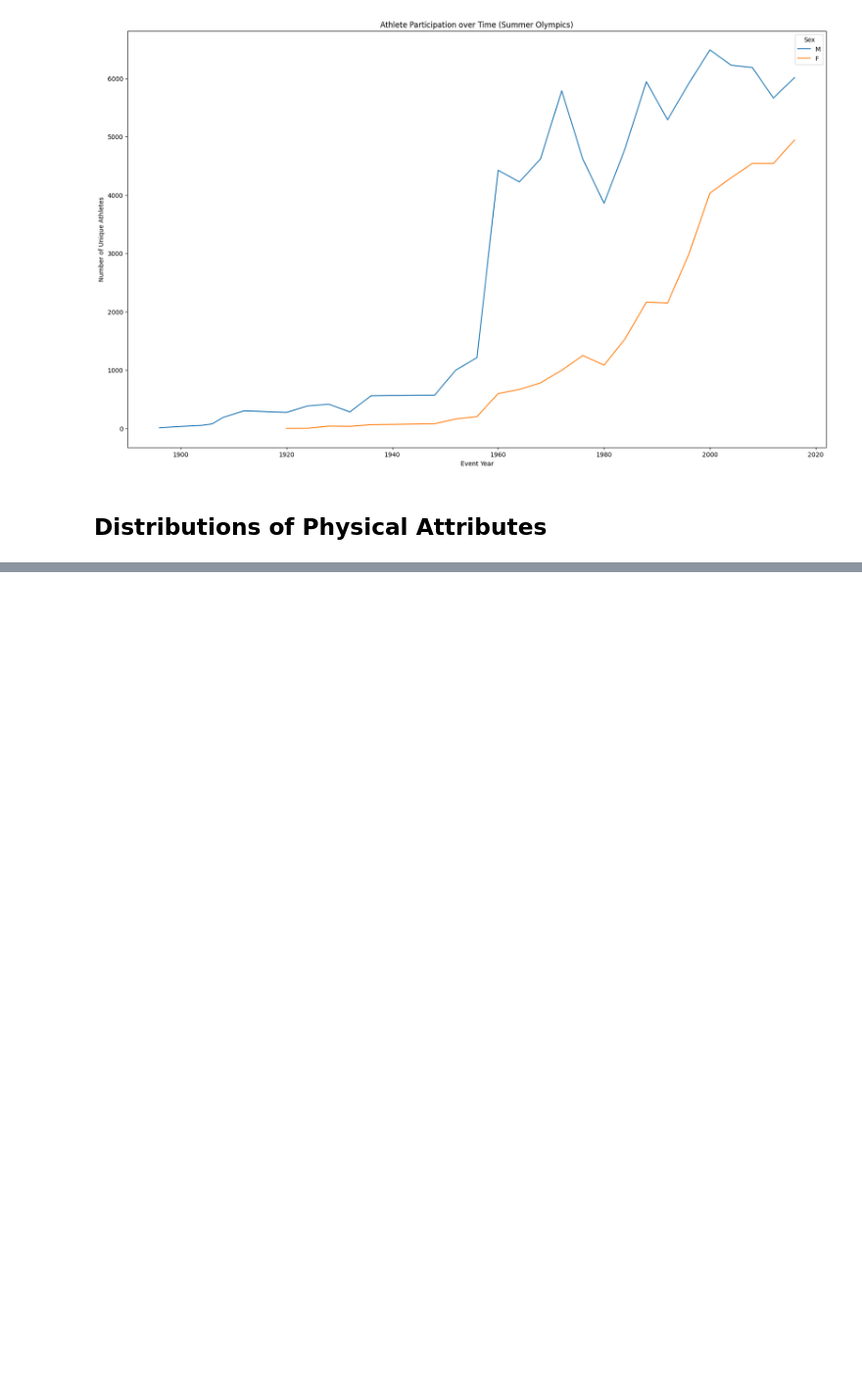
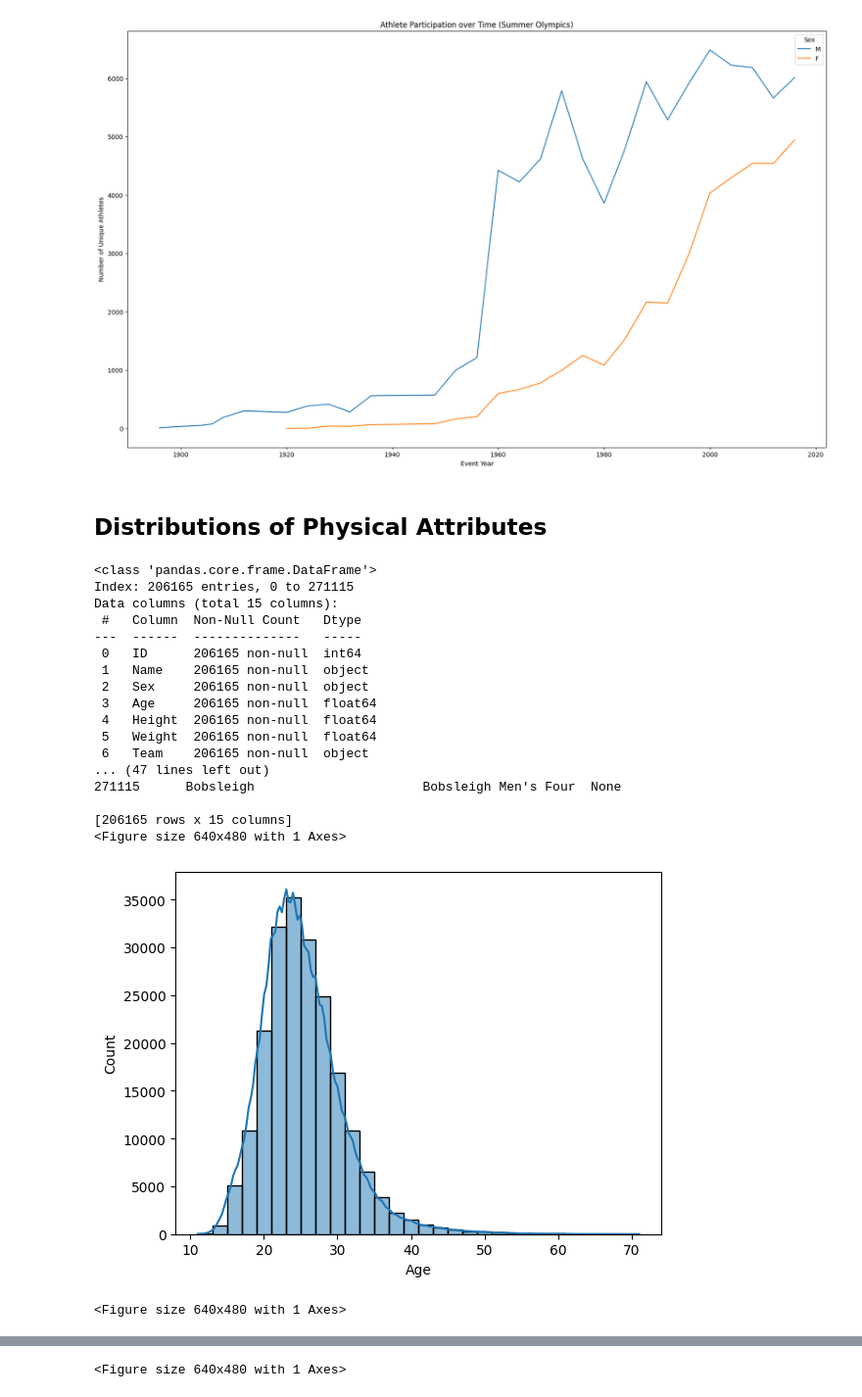
Before and after one commit to caskoay3012/codefinity-exploring-olympic-history-through-data-visualization, a Jupyter notebook: notebook.ipynb, the cells around one changed output, grey strips where cells are left out. Shown at 98% size. Drawn from its saved outputs; the diff is of its cells as text; code cells hidden in the pictures; blank space fills up the shorter version.

```diff
--- a/notebook.ipynb
+++ b/notebook.ipynb
@@ -103,3 +103,41 @@ memory usage: 20.3+ MB
 ## Distributions of Physical Attributes
 # %%
 # Write your code below
+import seaborn as sns
+import matplotlib.pyplot as plt
+
+# Step 0: Check database structure
+df.info()
+print(df)
+
+# Step 1: Histogram comprising "Age" Data
+sns.histplot(data=df['Age'],bins=30,kde=True)
+plt.show()
+
+# Step 2: Histogram comprising "Height" Data
+sns.histplot(data=df['Height'],bins=30,kde=True)
+plt.show()
+
+# Step 2: Histogram comprising "Weight" Data
+sns.histplot(data=df['Weight'],bins=30,kde=True)
+plt.show()
+# %% [output]
+<class 'pandas.core.frame.DataFrame'>
+Index: 206165 entries, 0 to 271115
+Data columns (total 15 columns):
+ #   Column  Non-Null Count   Dtype
+---  ------  --------------   -----
+ 0   ID      206165 non-null  int64
+ 1   Name    206165 non-null  object
+ 2   Sex     206165 non-null  object
+ 3   Age     206165 non-null  float64
+ 4   Height  206165 non-null  float64
+ 5   Weight  206165 non-null  float64
+ 6   Team    206165 non-null  object
+... (47 lines left out)
+271115      Bobsleigh                      Bobsleigh Men's Four  None
+
+[206165 rows x 15 columns]
+<Figure size 640x480 with 1 Axes>
+[figure, added]
+<Figure size 640x480 with 1 Axes>
@@ -105,0 +146 @@ memory usage: 20.3+ MB
+<Figure size 640x480 with 1 Axes>
```
Also changed, not shown: parts of 7 cells of this notebook, 1 other file.
